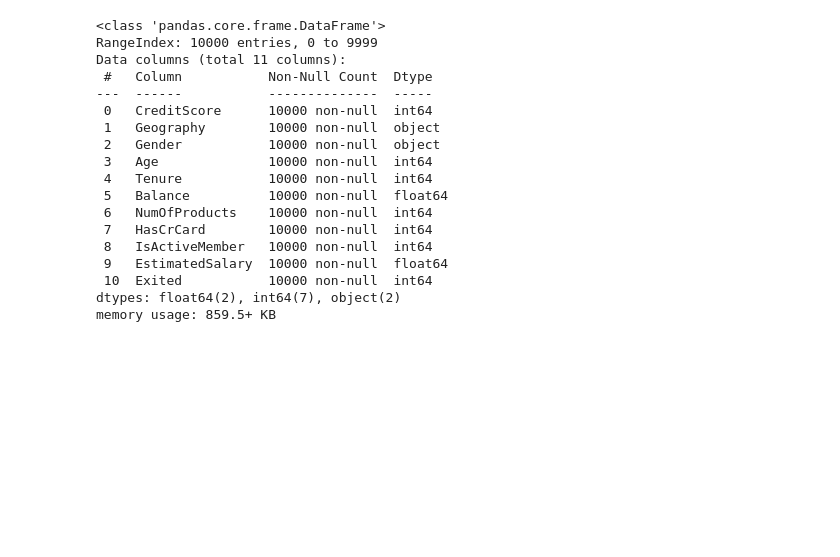
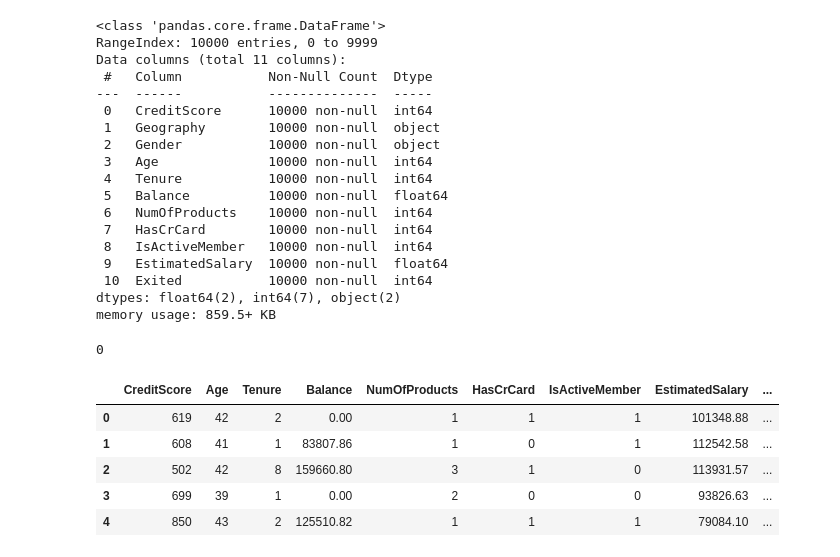
Before and after one commit to Joao-Inacio/Projeto-Kaggle, a Jupyter notebook: Customer Churn/churn.ipynb, the cells around one changed output. Drawn from its saved outputs; the diff is of its cells as text; code cells hidden in the pictures; blank space fills up the shorter version.

```diff
--- a/Customer Churn/churn.ipynb
+++ b/Customer Churn/churn.ipynb
@@ -199,3 +200,46 @@ Data columns (total 11 columns):
  10  Exited           10000 non-null  int64
 dtypes: float64(2), int64(7), object(2)
 memory usage: 859.5+ KB
+# %%
+# Verificando os duplicados
+df.duplicated().sum()
+# %% [output]
+0
+# %%
+# Criando uma função para transforma valores categóricos em colunas com valores numéricos
+def oneHotEncoder(df, colunas):
+    # Crie uma instância do OneHotEncoder
+    onehotencoder = OneHotEncoder(categories='auto', sparse_output=False, dtype='int32')
+
+    # Aplique a codificação one-hot na coluna 'ocean_proximity'
+    ohe = onehotencoder.fit_transform(df[colunas])
+
+    # Obtenha os nomes das categorias
+    categories = onehotencoder.categories_
+
+    # Crie os nomes das colunas
+    column_names = []
+    for i, category in enumerate(categories):
+        column_names.extend([f"{colunas[i]}_{cat}" for cat in category])
+
+    # Crie o DataFrame resultante com as colunas codificadas
+    ohe_df = pd.DataFrame(ohe, columns=column_names, index=df.index)
+
+    # Concatenando os dois data frame em um só
+    ds = pd.concat([df, ohe_df], axis=1)
+    ds = ds.drop(columns=colunas)
+    return ds
+# %%
+# One Hot Encoding
+col = ['Geography', 'Gender']
+df = oneHotEncoder(df, col)
+# %%
+# Visualizando o novo df
+df.head()
+# %% [output]
+|  | CreditScore | Age | Tenure | Balance | NumOfProducts | HasCrCard | IsActiveMember | EstimatedSalary | ... |
+| 0 | 619 | 42 | 2 | 0.00 | 1 | 1 | 1 | 101348.88 | ... |
+| 1 | 608 | 41 | 1 | 83807.86 | 1 | 0 | 1 | 112542.58 | ... |
+| 2 | 502 | 42 | 8 | 159660.80 | 3 | 1 | 0 | 113931.57 | ... |
+| 3 | 699 | 39 | 1 | 0.00 | 2 | 0 | 0 | 93826.63 | ... |
+| 4 | 850 | 43 | 2 | 125510.82 | 1 | 1 | 1 | 79084.10 | ... |
```
Also changed, not shown: parts of 4 cells of this notebook.
